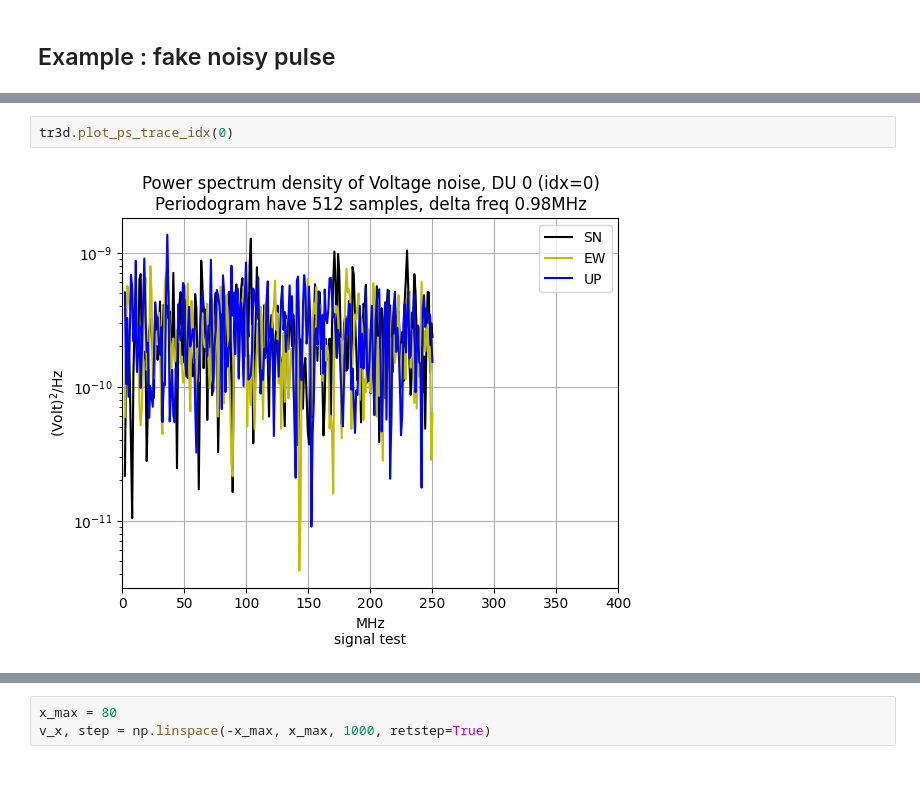
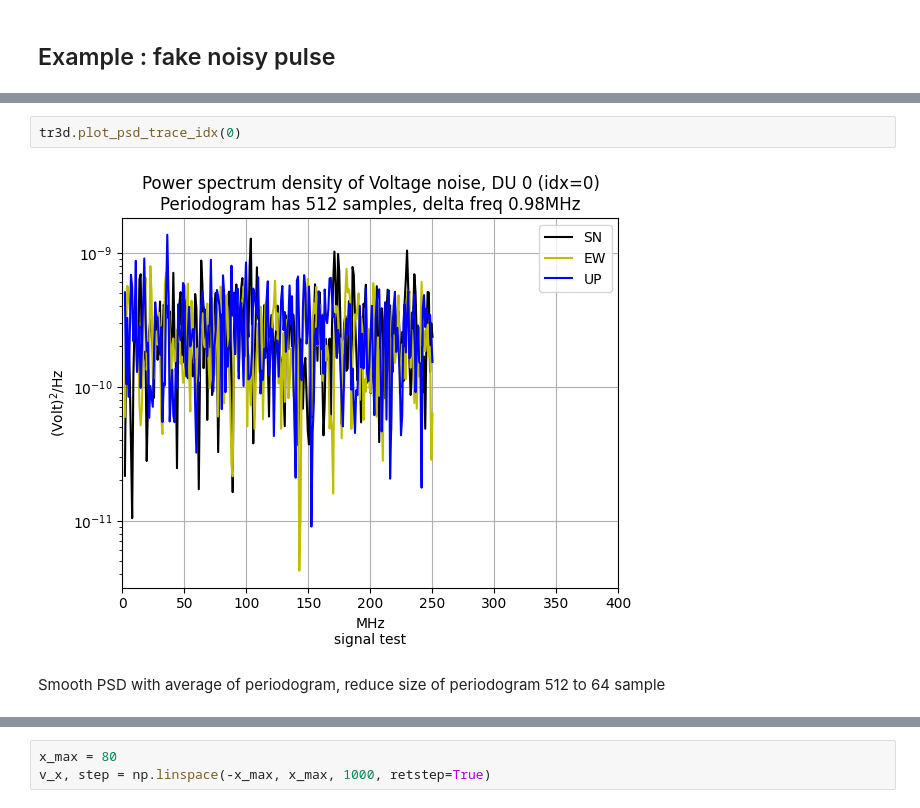
Before and after one commit to grand-mother/grand, a Jupyter notebook: examples/basis/class_Handling3dTraces.ipynb, the cells around one changed output, grey strips where cells are left out. Saved outputs shown, nothing was run; the diff lists cells and outputs as text; blank space fills up the shorter version.

```diff
--- a/examples/basis/class_Handling3dTraces.ipynb
+++ b/examples/basis/class_Handling3dTraces.ipynb
@@ -55,6 +62,8 @@ tr3d.plot_trace_idx(0)
 # %%
-tr3d.plot_ps_trace_idx(0)
+tr3d.plot_psd_trace_idx(0)
 # %% [output]
-[figure, old version]
+[figure, new version]
+# %% [markdown]
+Smooth PSD with average of periodogram, reduce size of periodogram 512 to 64 sample
 # %%
 tr3d.set_periodogram(64)
```
Also changed, not shown: parts of 31 cells of this notebook, 4 other files.
